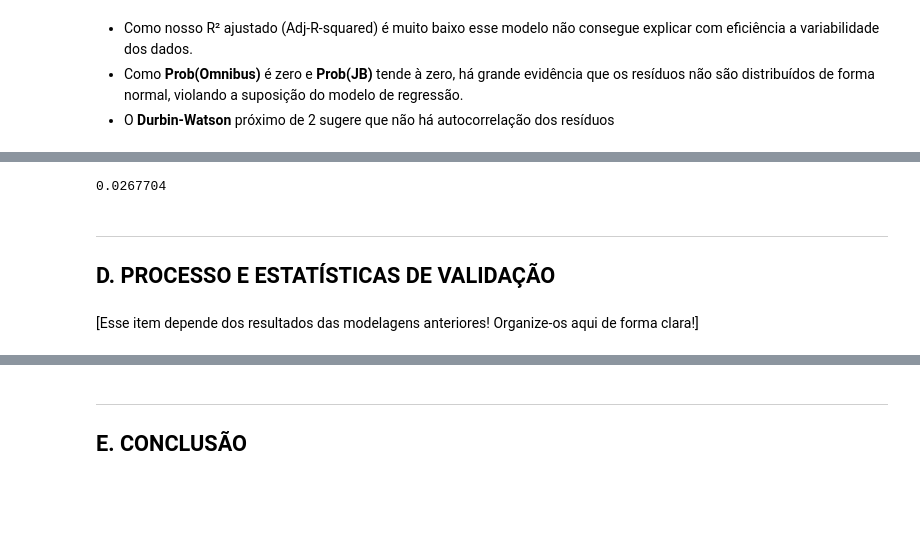
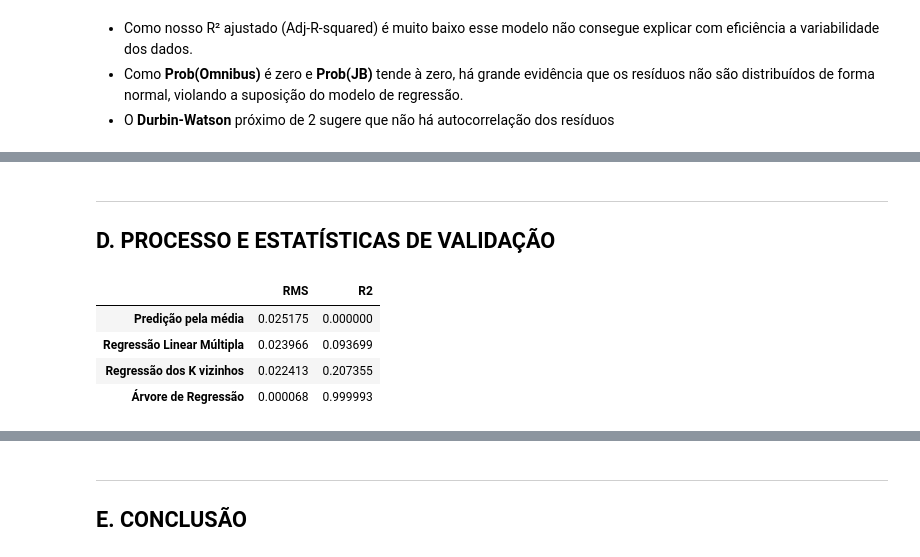
Before and after one commit to gabrielmf1/DP-P3, a Jupyter notebook: Projeto3.ipynb, the cells around one changed output, grey strips where cells are left out. Cells and saved outputs as stored; diff of their text form; code cells hidden in the pictures; blank space fills up the shorter version.

```diff
--- a/Projeto3.ipynb
+++ b/Projeto3.ipynb
@@ -529,11 +463,25 @@ plt.show()
-# %%
-print(rms(Y,Ypred))
-# %% [output]
-0.0267704
+# %%
+regressor = DecisionTreeRegressor()
+regressor.fit(X_train, Y_train)
+Ypred4 = regressor.predict(X_train)
+Ypred44 = regressor.predict(X_test)
 # %% [markdown]
 <a id='itemD'></a>
 ___
 
 ## D. PROCESSO E ESTATÍSTICAS DE VALIDAÇÃO
-# %% [markdown]
-[Esse item depende dos resultados das modelagens anteriores! Organize-os aqui de forma clara!]
+# %%
+listaRMS, listaR2 = [], []
+for i in [Ypred1, Ypred2, Ypred3, Ypred4]:
+    listaRMS.append(rms(Y_train,i))
+    listaR2.append(R2(Y_train,i))
+# %%
+dados = pd.DataFrame(data={'RMS': listaRMS, 'R2': listaR2})
+dados.index = ['Predição pela média', 'Regressão Linear Múltipla','Regressão dos K vizinhos','Árvore de Regressão']
+dados
+# %% [output]
+|  | RMS | R2 |
+| Predição pela média | 0.025175 | 0.000000 |
+| Regressão Linear Múltipla | 0.023966 | 0.093699 |
+| Regressão dos K vizinhos | 0.022413 | 0.207355 |
+| Árvore de Regressão | 0.000068 | 0.999993 |
```
Also changed, not shown: parts of 41 cells of this notebook.
